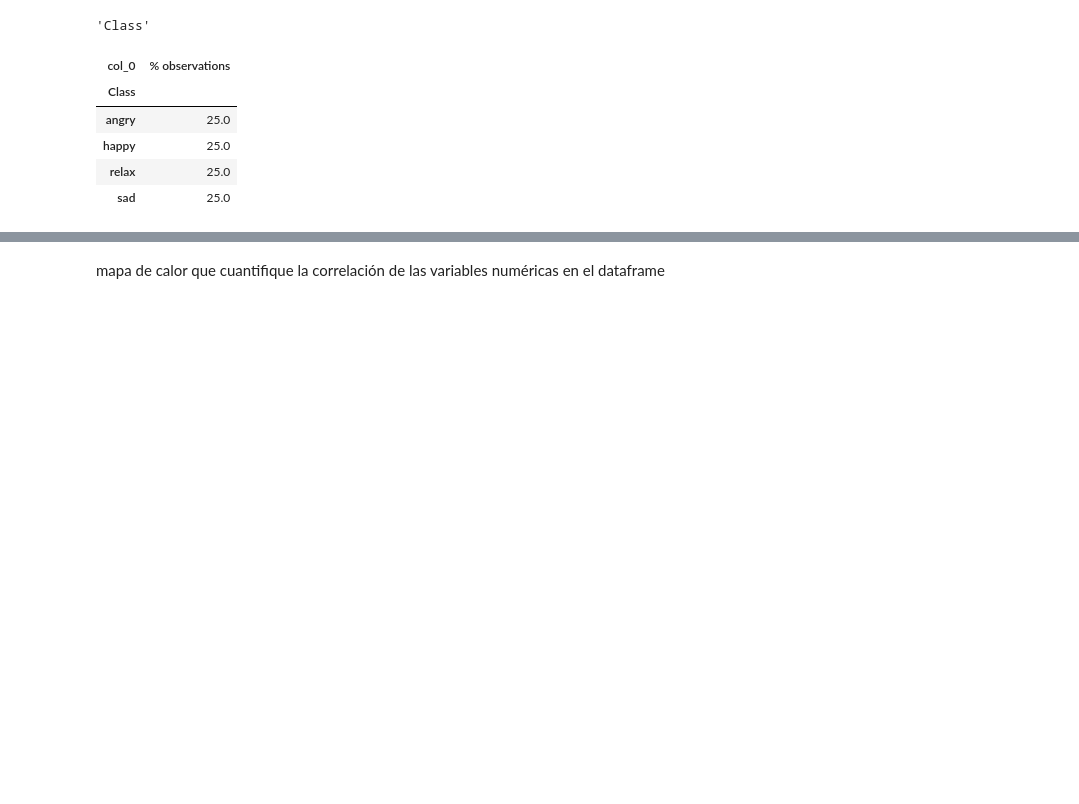
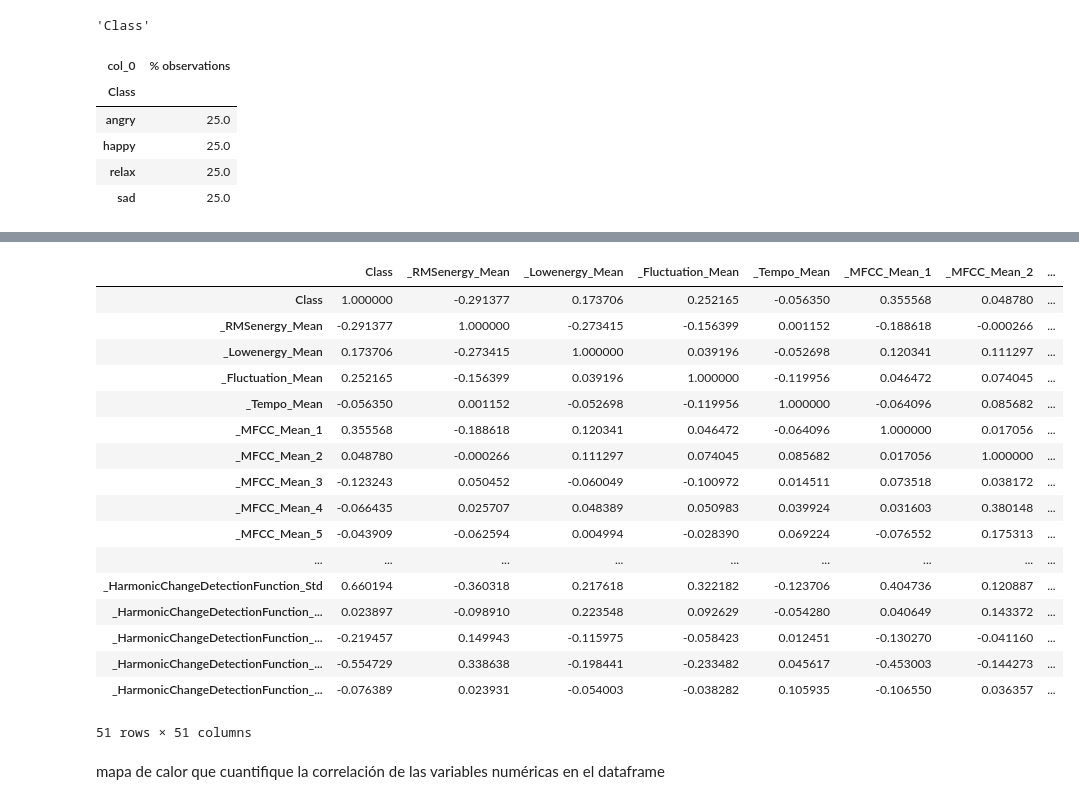
Before and after one commit to jrebull/MLOps_Team24, a Jupyter notebook: Fase1_equipo24.ipynb, the cells around one changed output, grey strips where cells are left out. Drawn from its saved outputs; the diff is of its cells as text; code cells hidden in the pictures; blank space fills up the shorter version.

```diff
--- a/Fase1_equipo24.ipynb
+++ b/Fase1_equipo24.ipynb
@@ -165,3 +173,7 @@ for column in df.select_dtypes(include=[ 'object', 'bool']).columns:
 | happy | 25.0 |
 | relax | 25.0 |
 | sad | 25.0 |
+# %%
+label_encoder = LabelEncoder()
+df["Class"] = label_encoder.fit_transform(df['Class'])
+df
@@ -168,3 +194,24 @@ for column in df.select_dtypes(include=[ 'object', 'bool']).columns:
+# %%
+df.corr()
+# %% [output]
+|  | Class | _RMSenergy_Mean | _Lowenergy_Mean | _Fluctuation_Mean | _Tempo_Mean | _MFCC_Mean_1 | _MFCC_Mean_2 | ... |
+| Class | 1.000000 | -0.291377 | 0.173706 | 0.252165 | -0.056350 | 0.355568 | 0.048780 | ... |
+| _RMSenergy_Mean | -0.291377 | 1.000000 | -0.273415 | -0.156399 | 0.001152 | -0.188618 | -0.000266 | ... |
+| _Lowenergy_Mean | 0.173706 | -0.273415 | 1.000000 | 0.039196 | -0.052698 | 0.120341 | 0.111297 | ... |
+| _Fluctuation_Mean | 0.252165 | -0.156399 | 0.039196 | 1.000000 | -0.119956 | 0.046472 | 0.074045 | ... |
+| _Tempo_Mean | -0.056350 | 0.001152 | -0.052698 | -0.119956 | 1.000000 | -0.064096 | 0.085682 | ... |
+| _MFCC_Mean_1 | 0.355568 | -0.188618 | 0.120341 | 0.046472 | -0.064096 | 1.000000 | 0.017056 | ... |
+| _MFCC_Mean_2 | 0.048780 | -0.000266 | 0.111297 | 0.074045 | 0.085682 | 0.017056 | 1.000000 | ... |
+| _MFCC_Mean_3 | -0.123243 | 0.050452 | -0.060049 | -0.100972 | 0.014511 | 0.073518 | 0.038172 | ... |
+| _MFCC_Mean_4 | -0.066435 | 0.025707 | 0.048389 | 0.050983 | 0.039924 | 0.031603 | 0.380148 | ... |
+| _MFCC_Mean_5 | -0.043909 | -0.062594 | 0.004994 | -0.028390 | 0.069224 | -0.076552 | 0.175313 | ... |
+| ... | ... | ... | ... | ... | ... | ... | ... | ... |
+| _HarmonicChangeDetectionFunction_Std | 0.660194 | -0.360318 | 0.217618 | 0.322182 | -0.123706 | 0.404736 | 0.120887 | ... |
+| _HarmonicChangeDetectionFunction_... | 0.023897 | -0.098910 | 0.223548 | 0.092629 | -0.054280 | 0.040649 | 0.143372 | ... |
+| _HarmonicChangeDetectionFunction_... | -0.219457 | 0.149943 | -0.115975 | -0.058423 | 0.012451 | -0.130270 | -0.041160 | ... |
+| _HarmonicChangeDetectionFunction_... | -0.554729 | 0.338638 | -0.198441 | -0.233482 | 0.045617 | -0.453003 | -0.144273 | ... |
+| _HarmonicChangeDetectionFunction_... | -0.076389 | 0.023931 | -0.054003 | -0.038282 | 0.105935 | -0.106550 | 0.036357 | ... |
+51 rows × 51 columns
 # %% [markdown]
 mapa de calor que cuantifique la correlación de las variables numéricas en el dataframe
 # %%
```
Also changed, not shown: parts of 39 cells of this notebook.
